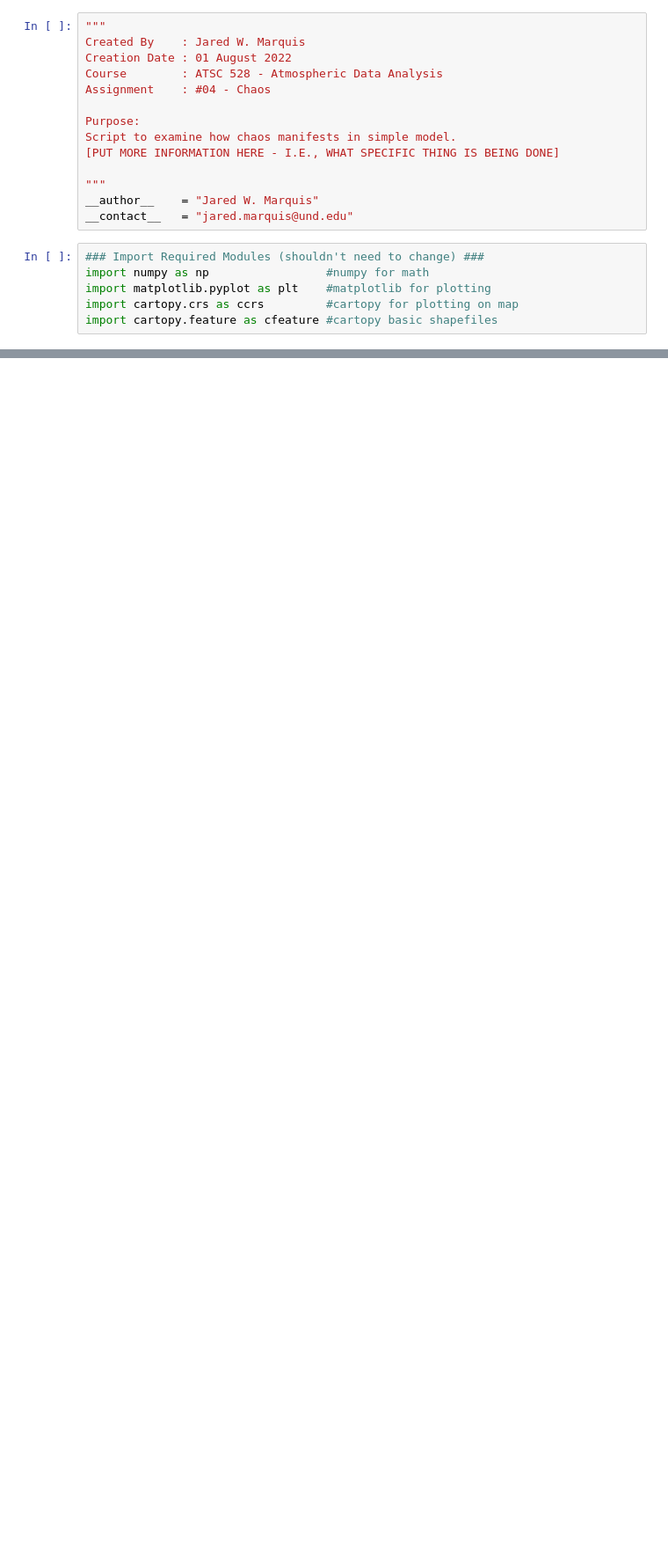
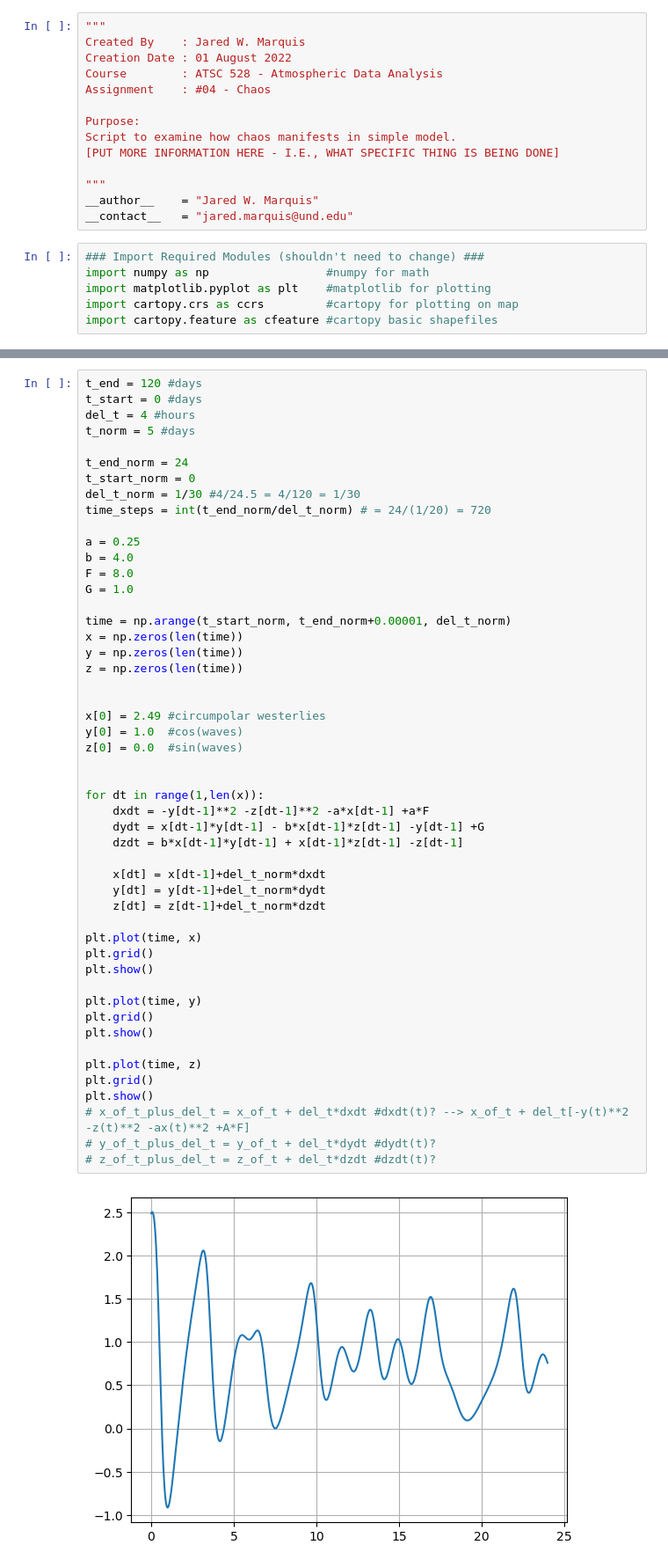
Before and after one commit to atcolehood/ATSC528, a Jupyter notebook: 04-Chaos/chaos.ipynb, the cells around one changed output, grey strips where cells are left out. Shown at 88% size. Saved outputs shown, nothing was run; the diff lists cells and outputs as text; blank space fills up the shorter version.

```diff
--- a/04-Chaos/chaos.ipynb
+++ b/04-Chaos/chaos.ipynb
@@ -56,0 +75,52 @@ for dt in range(1,len(x)):
+# %%
+t_end = 120 #days
+t_start = 0 #days
+del_t = 4 #hours
+t_norm = 5 #days
+
+t_end_norm = 24
+t_start_norm = 0
+del_t_norm = 1/30 #4/24.5 = 4/120 = 1/30
+time_steps = int(t_end_norm/del_t_norm) # = 24/(1/20) = 720
+
+a = 0.25
+b = 4.0
+F = 8.0
+G = 1.0
+
+time = np.arange(t_start_norm, t_end_norm+0.00001, del_t_norm)
+x = np.zeros(len(time))
+y = np.zeros(len(time))
+z = np.zeros(len(time))
+
+
+x[0] = 2.49 #circumpolar westerlies
+y[0] = 1.0  #cos(waves)
+z[0] = 0.0  #sin(waves)
+
+
+for dt in range(1,len(x)):
+    dxdt = -y[dt-1]**2 -z[dt-1]**2 -a*x[dt-1] +a*F
+    dydt = x[dt-1]*y[dt-1] - b*x[dt-1]*z[dt-1] -y[dt-1] +G
+    dzdt = b*x[dt-1]*y[dt-1] + x[dt-1]*z[dt-1] -z[dt-1]
+
+    x[dt] = x[dt-1]+del_t_norm*dxdt
+    y[dt] = y[dt-1]+del_t_norm*dydt
+    z[dt] = z[dt-1]+del_t_norm*dzdt
+
+plt.plot(time, x)
+plt.grid()
+plt.show()
+
+plt.plot(time, y)
+plt.grid()
+plt.show()
+
+plt.plot(time, z)
+plt.grid()
+plt.show()
+# x_of_t_plus_del_t = x_of_t + del_t*dxdt #dxdt(t)? --> x_of_t + del_t[-y(t)**2 -z(t)**2 -ax(t)**2 +A*F]
+# y_of_t_plus_del_t = y_of_t + del_t*dydt #dydt(t)?
+# z_of_t_plus_del_t = z_of_t + del_t*dzdt #dzdt(t)?
+# %% [output]
+[figure, added]
```
Also changed, not shown: parts of 3 cells of this notebook.
